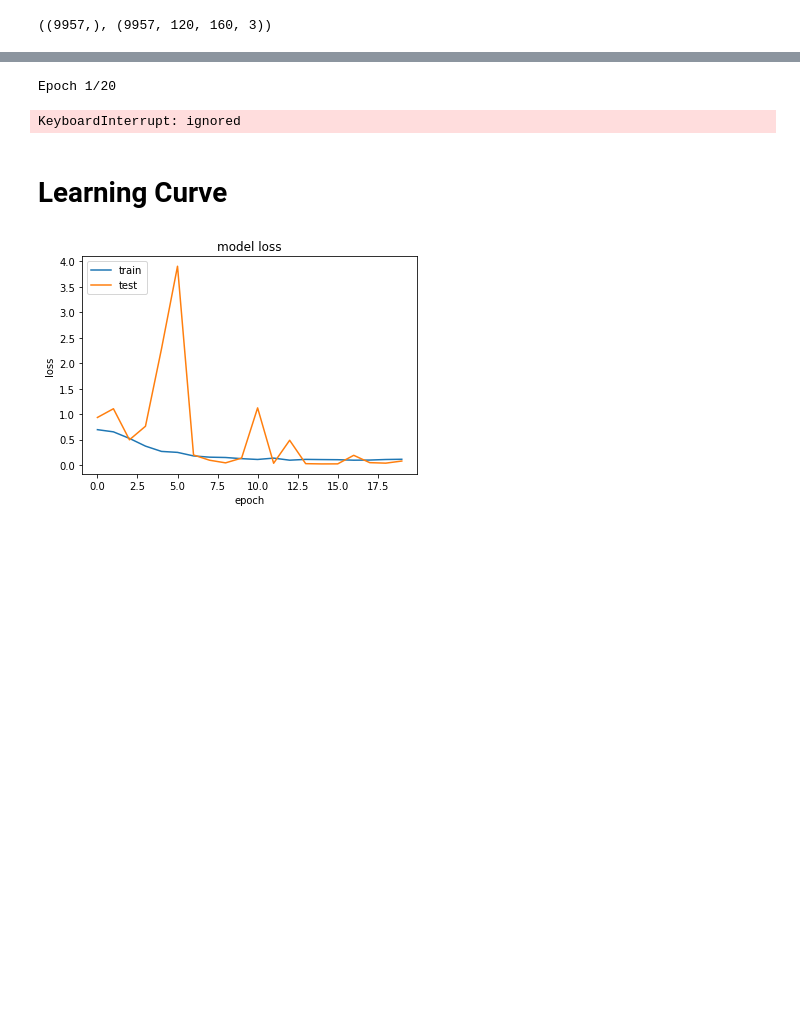
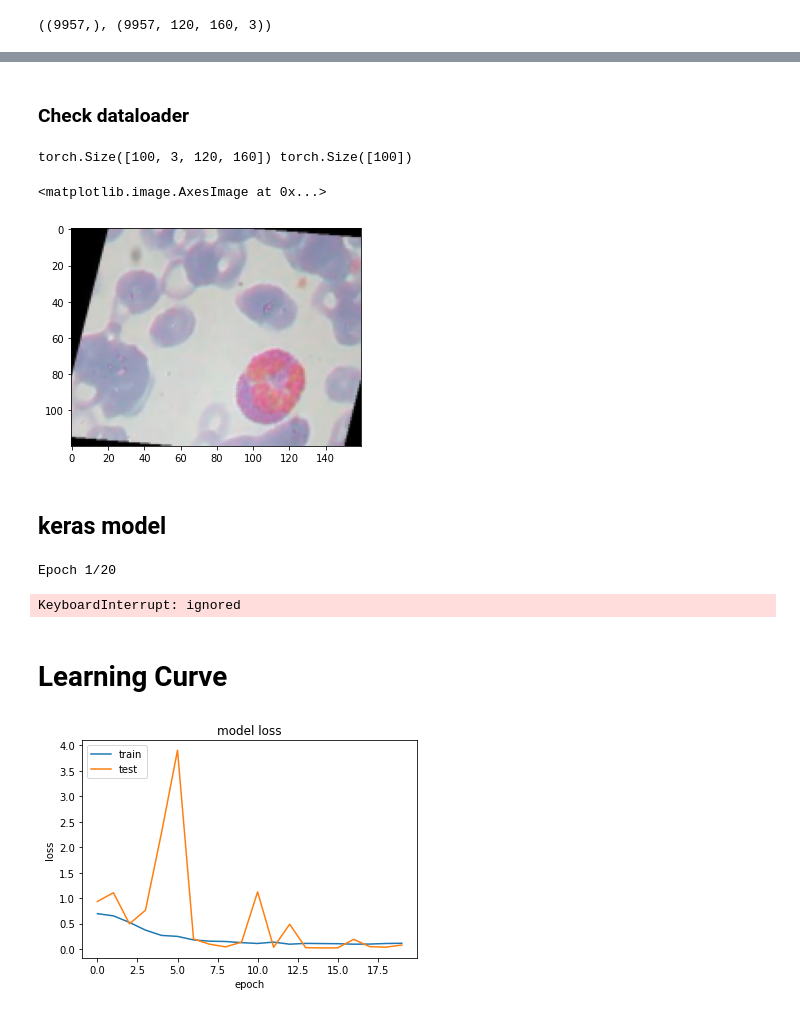
Before and after one commit to xhxuciedu/CS284A, a Jupyter notebook: wbc-classification/notebooks/binary_training.ipynb, the cells around one changed output, grey strips where cells are left out. Cells and saved outputs as stored; diff of their text form; code cells hidden in the pictures; blank space fills up the shorter version.

```diff
--- a/wbc-classification/notebooks/binary_training.ipynb
+++ b/wbc-classification/notebooks/binary_training.ipynb
@@ -166,0 +176,6 @@ y_train.shape, X_train.shape
+# %%
+# Hyper parameters
+num_epochs = 5
+num_classes = 2
+batch_size = 100
+learning_rate = 0.001
@@ -167,3 +187,30 @@ y_train.shape, X_train.shape
+# %%
+train_dataset = torch.utils.data.TensorDataset(torch.from_numpy(X_train.transpose(0,3,1,2)).float(), torch.from_numpy(y_train))
+test_dataset = torch.utils.data.TensorDataset(torch.from_numpy(X_test.transpose(0,3,1,2)).float(), torch.from_numpy(y_test))
+# %%
+# Data loader
+train_loader = torch.utils.data.DataLoader(dataset=train_dataset,
+                                           batch_size=batch_size,
+                                           shuffle=True)
+
+test_loader = torch.utils.data.DataLoader(dataset=test_dataset,
+                                          batch_size=batch_size,
+                                          shuffle=False)
+# %% [markdown]
+### Check dataloader
+# %%
+images, labels = next(iter(train_loader))
+# %%
+print(images.shape, labels.shape)
+# %% [output]
+torch.Size([100, 3, 120, 160]) torch.Size([100])
+# %%
+plt.imshow(images[0,:,:,:].permute(1,2,0))
+# %% [output]
+<matplotlib.image.AxesImage at 0x...>
+[figure, added]
+# %% [markdown]
+## keras model
 # %%
 model = get_model()
 
```
Also changed, not shown: parts of 11 cells of this notebook.
